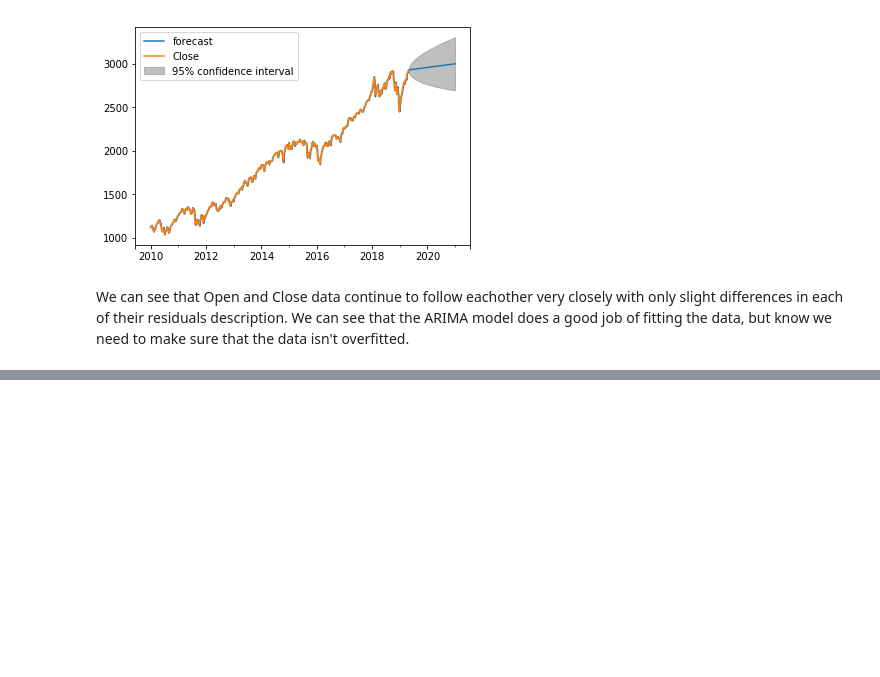
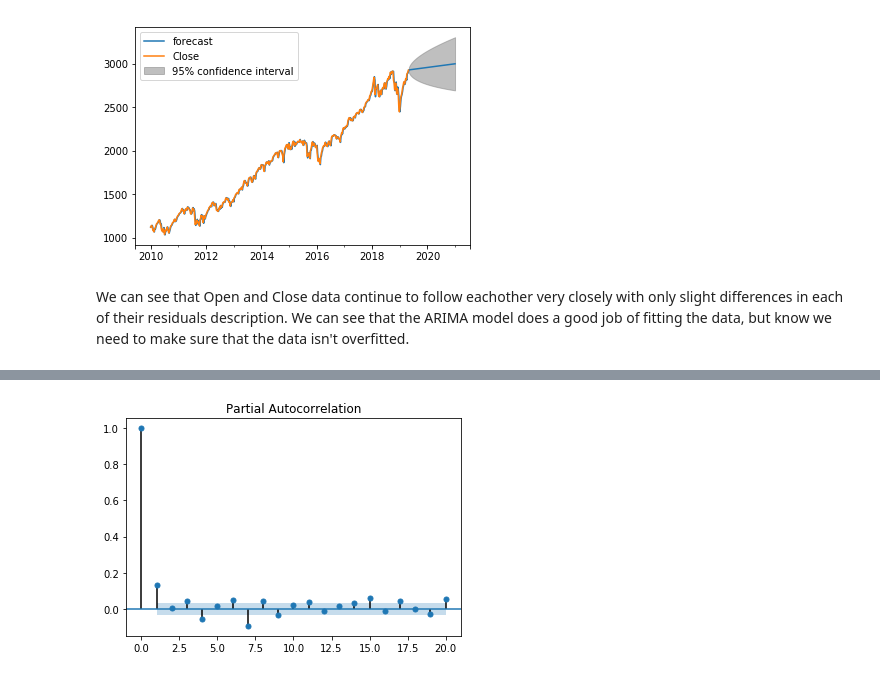
Before and after one commit to Allen-Z-4230/FutureGas, a Jupyter notebook: future_gas_folder/S&P500 Explore.ipynb, the cells around one changed output, grey strips where cells are left out. Drawn from its saved outputs; the diff is of its cells as text; code cells hidden in the pictures; blank space fills up the shorter version.

```diff
--- a/future_gas_folder/S&P500 Explore.ipynb
+++ b/future_gas_folder/S&P500 Explore.ipynb
@@ -293,0 +335,4 @@ We can see that Open and Close data continue to follow eachother very closely wi
+# %%
+plot_pacf(np.diff(df_sp500_week_train['Close'].values, axis = 0), lags = 20);
+# %% [output]
+[figure, added]
```
Also changed, not shown: parts of 26 cells of this notebook.
